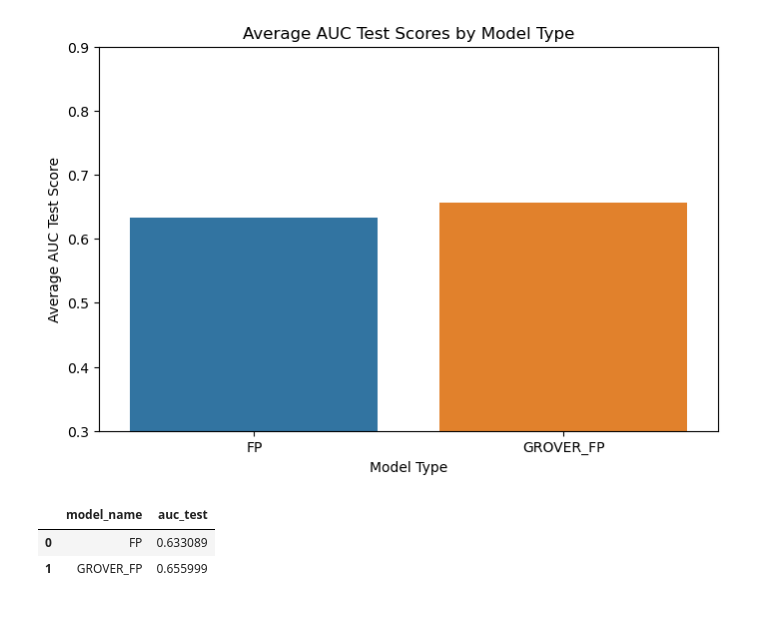
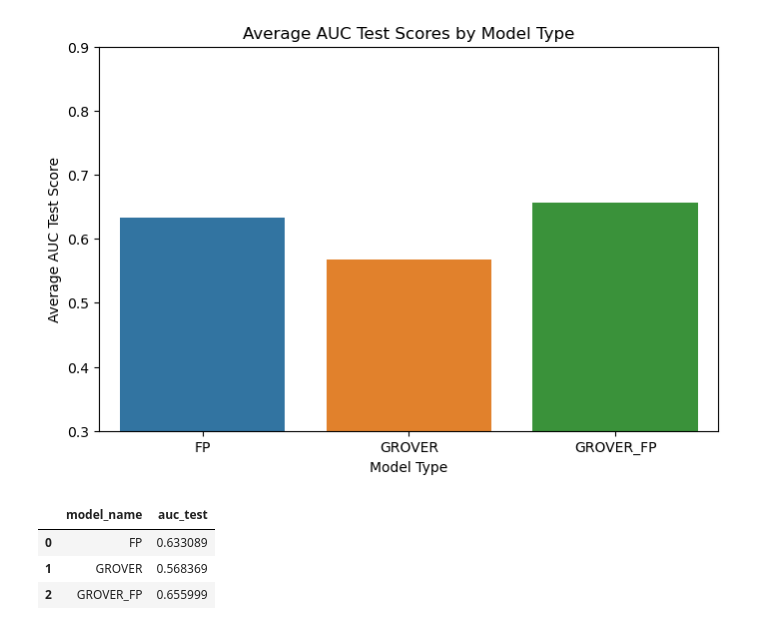
Before and after one commit to davidkubanek/Thesis, a Jupyter notebook: visual_results.ipynb, the cells around one changed output. Cells and saved outputs as stored; diff of their text form; code cells hidden in the pictures.

```diff
--- a/visual_results.ipynb
+++ b/visual_results.ipynb
@@ -2,7 +2,7 @@
 import pandas as pd
 # import csv file from Data
 
-results = pd.read_csv('Data/all_best_results.csv')
+results = pd.read_csv('data/trained_models/120epochs/all_best_results.csv')
 results.head()
 # %% [output]
 |  | assay | model_name | batch_size | dropout | hidden_dims | epochs | loss | auc_train | auc_val | auc_test | ... |
@@ -44,21 +46,22 @@ plt.show()
 # %%
 # Compute average AUC test score for each model type
 average_scores = results.groupby("model_name")["auc_test"].mean().reset_index()
 
 # Plotting the bar graph
 plt.figure(figsize=(8, 5))
-sns.barplot(x='model_name', y='auc_test', data=average_scores, errorbar=None)
+sns.barplot(x='model_name', y='auc_test', data=average_scores)
 
 plt.title('Average AUC Test Scores by Model Type')
 plt.ylabel('Average AUC Test Score')
 plt.xlabel('Model Type')
 plt.gca().set_ylim([0.3, 0.9])
 plt.show()
 # %% [output]
-[figure, old version]
+[figure, new version]
 # %%
 average_scores.head()
 # %% [output]
 |  | model_name | auc_test |
 | 0 | FP | 0.633089 |
-| 1 | GROVER_FP | 0.655999 |
+| 1 | GROVER | 0.568369 |
+| 2 | GROVER_FP | 0.655999 |
```
Also changed, not shown: parts of 1 cell of this notebook, 2 other files.
